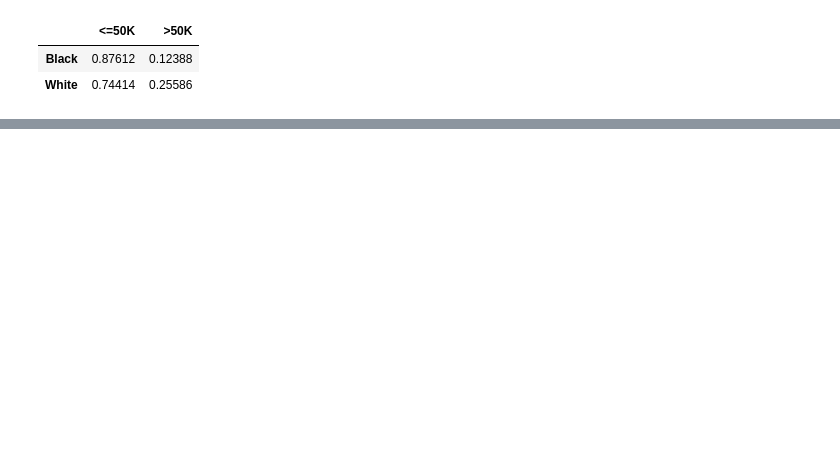
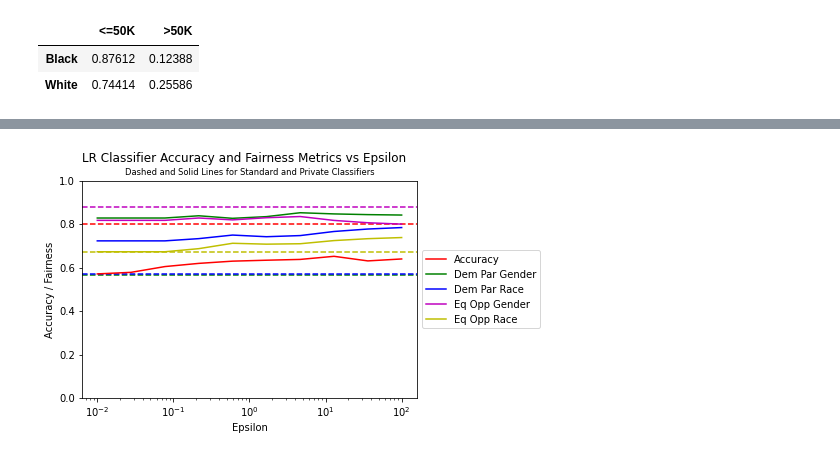
Before and after one commit to ajbisberg/csci631, a Jupyter notebook: project/ibm_dp_notebooks/IBM DiffPriv Experiments.ipynb, the cells around one changed output, grey strips where cells are left out. Drawn from its saved outputs; the diff is of its cells as text; code cells hidden in the pictures; blank space fills up the shorter version.

```diff
--- a/project/ibm_dp_notebooks/IBM DiffPriv Experiments.ipynb
+++ b/project/ibm_dp_notebooks/IBM DiffPriv Experiments.ipynb
@@ -251,0 +253,4 @@ plot_params(X_train, y_train, X_test, y_test, 50, 'LR')
+# %%
+plot_params(X_train, y_train, X_test, y_test, 25, 'LR', 'Sex', 'Race')
+# %% [output]
+[figure, added]
```
Also changed, not shown: parts of 14 cells of this notebook, 8 other files.
